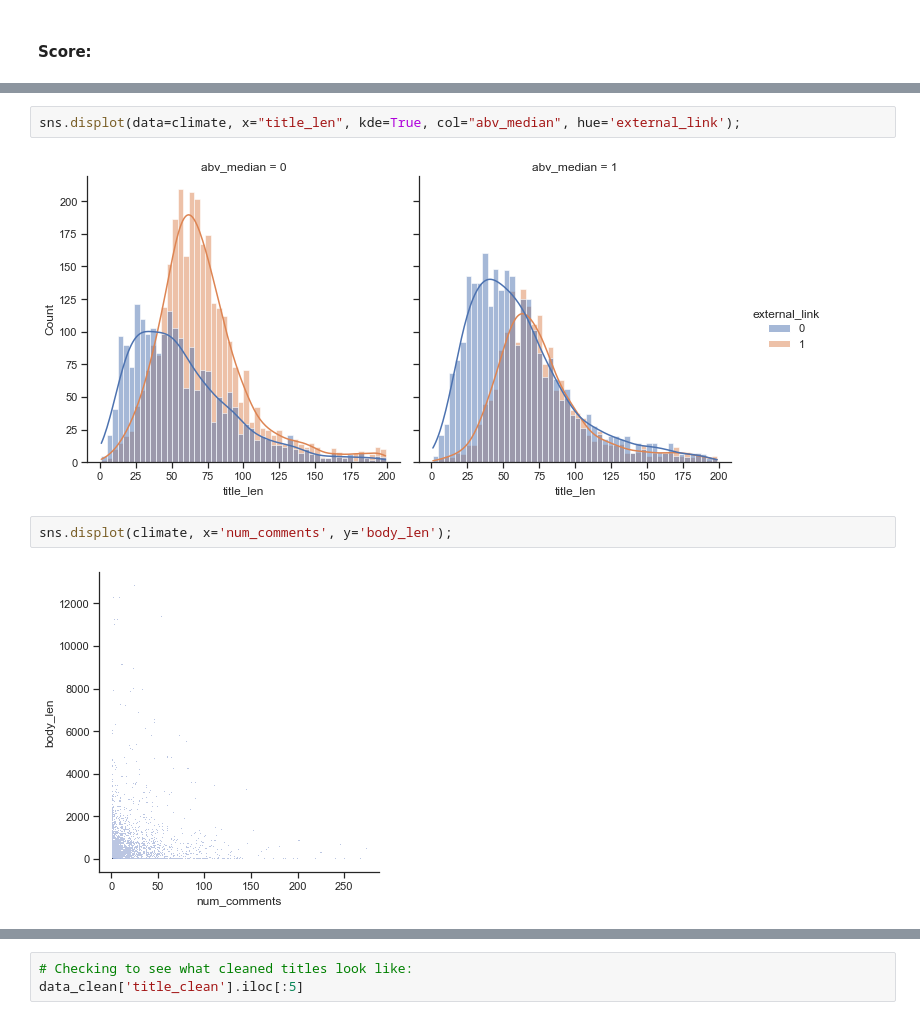
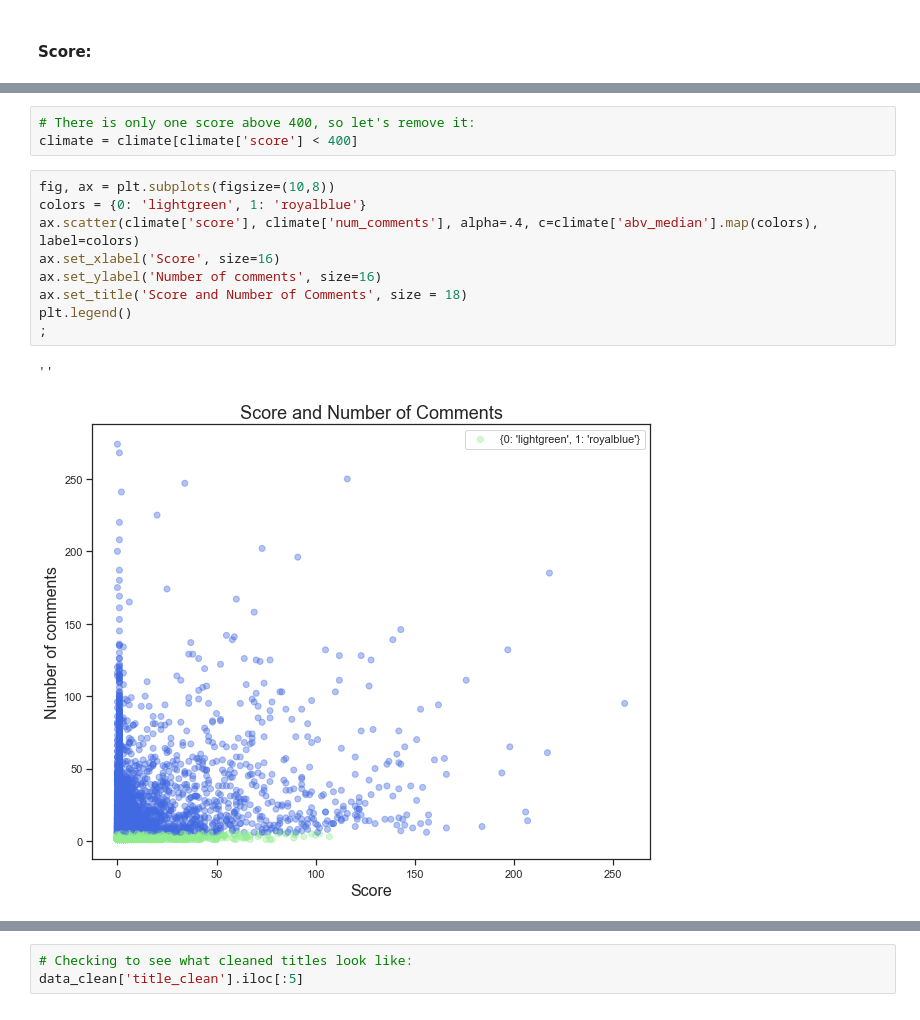
Before and after one commit to lara-es/reddit_nlp_classification, a Jupyter notebook: EDA_Cleaning_Vis.ipynb, the cells around one changed output, grey strips where cells are left out. Cells and saved outputs as stored; diff of their text form.

```diff
--- a/EDA_Cleaning_Vis.ipynb
+++ b/EDA_Cleaning_Vis.ipynb
@@ -279,8 +294,15 @@ climate.sort_values(by='score', ascending=False)
-# %%
-sns.displot(data=climate, x="title_len", kde=True, col="abv_median", hue='external_link');
-# %% [output]
-[figure]
+# %%
+# There is only one score above 400, so let's remove it:
+climate = climate[climate['score'] < 400]
 # %%
-sns.displot(climate, x='num_comments', y='body_len');
+fig, ax = plt.subplots(figsize=(10,8))
+colors = {0: 'lightgreen', 1: 'royalblue'}
+ax.scatter(climate['score'], climate['num_comments'], alpha=.4, c=climate['abv_median'].map(colors), label=colors)
+ax.set_xlabel('Score', size=16)
+ax.set_ylabel('Number of comments', size=16)
+ax.set_title('Score and Number of Comments', size = 18)
+plt.legend()
+;
 # %% [output]
+''
-[figure, old version]
+[figure, new version]
```
Also changed, not shown: parts of 30 cells of this notebook, 7 other files.
